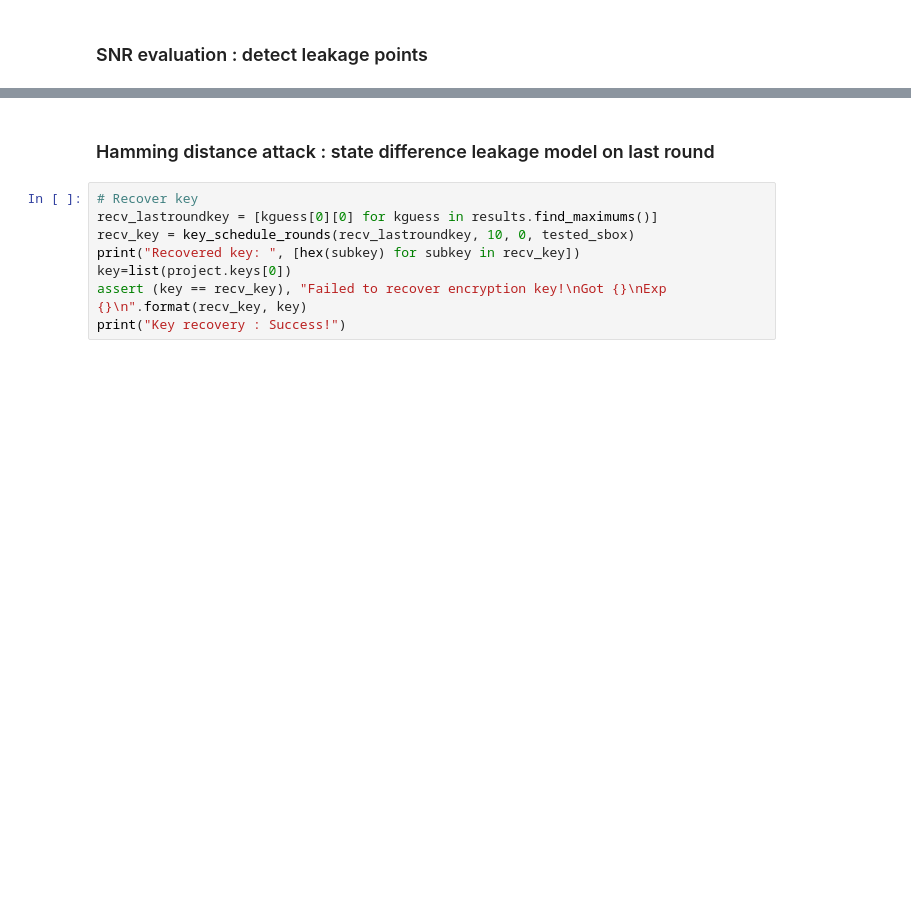
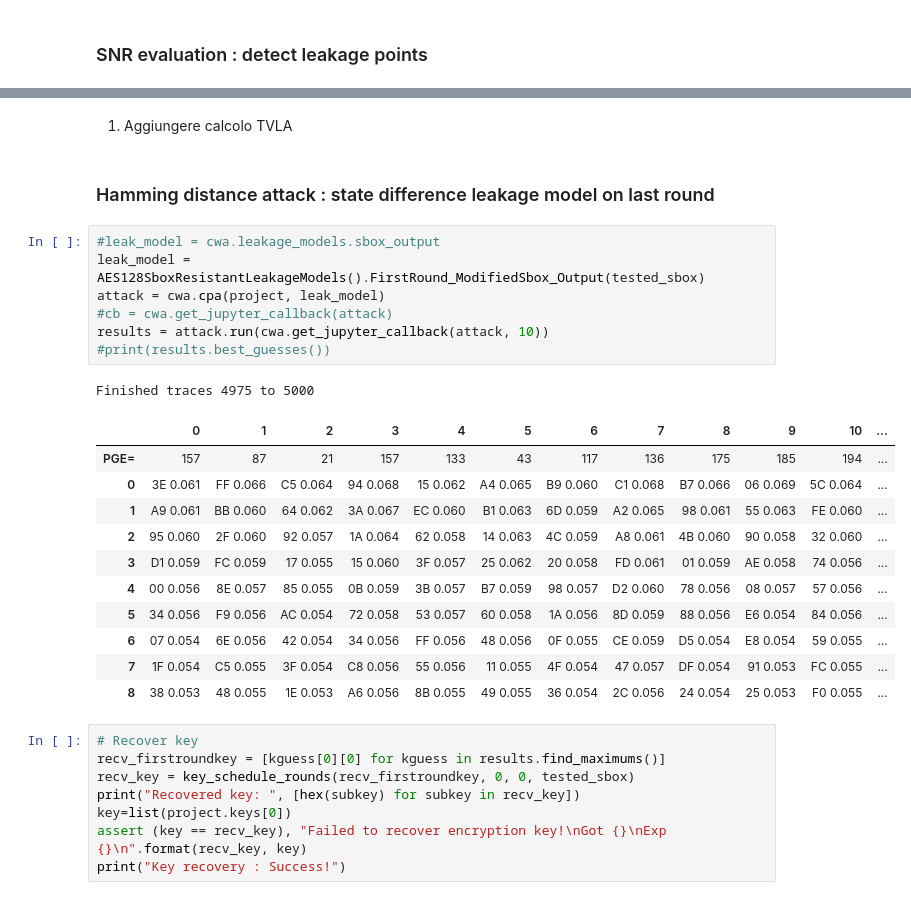
Before and after one commit to edge-group-polito/Side-Channel-Dojo, a Jupyter notebook: sw/notebook/heep_test.ipynb, the cells around one changed output, grey strips where cells are left out. Saved outputs shown, nothing was run; the diff lists cells and outputs as text; blank space fills up the shorter version.

```diff
--- a/sw/notebook/heep_test.ipynb
+++ b/sw/notebook/heep_test.ipynb
@@ -275,9 +275,31 @@ curve.opts(width=900, height=600, show_legend=True, legend_position='right', xla
+# %% [markdown]
+1. Aggiungere calcolo TVLA
 # %% [markdown]
 ### Hamming distance attack : state difference leakage model on last round
+# %%
+#leak_model = cwa.leakage_models.sbox_output
+leak_model = AES128SboxResistantLeakageModels().FirstRound_ModifiedSbox_Output(tested_sbox)
+attack = cwa.cpa(project, leak_model)
+#cb = cwa.get_jupyter_callback(attack)
+results = attack.run(cwa.get_jupyter_callback(attack, 10))
+#print(results.best_guesses())
+# %% [output]
+Finished traces 4975 to 5000
+|  | 0 | 1 | 2 | 3 | 4 | 5 | 6 | 7 | 8 | 9 | 10 | ... |
+| PGE= | 157 | 87 | 21 | 157 | 133 | 43 | 117 | 136 | 175 | 185 | 194 | ... |
+| 0 | 3E 0.061 | FF 0.066 | C5 0.064 | 94 0.068 | 15 0.062 | A4 0.065 | B9 0.060 | C1 0.068 | B7 0.066 | 06 0.069 | 5C 0.064 | ... |
+| 1 | A9 0.061 | BB 0.060 | 64 0.062 | 3A 0.067 | EC 0.060 | B1 0.063 | 6D 0.059 | A2 0.065 | 98 0.061 | 55 0.063 | FE 0.060 | ... |
+| 2 | 95 0.060 | 2F 0.060 | 92 0.057 | 1A 0.064 | 62 0.058 | 14 0.063 | 4C 0.059 | A8 0.061 | 4B 0.060 | 90 0.058 | 32 0.060 | ... |
+| 3 | D1 0.059 | FC 0.059 | 17 0.055 | 15 0.060 | 3F 0.057 | 25 0.062 | 20 0.058 | FD 0.061 | 01 0.059 | AE 0.058 | 74 0.056 | ... |
+| 4 | 00 0.056 | 8E 0.057 | 85 0.055 | 0B 0.059 | 3B 0.057 | B7 0.059 | 98 0.057 | D2 0.060 | 78 0.056 | 08 0.057 | 57 0.056 | ... |
+| 5 | 34 0.056 | F9 0.056 | AC 0.054 | 72 0.058 | 53 0.057 | 60 0.058 | 1A 0.056 | 8D 0.059 | 88 0.056 | E6 0.054 | 84 0.056 | ... |
+| 6 | 07 0.054 | 6E 0.056 | 42 0.054 | 34 0.056 | FF 0.056 | 48 0.056 | 0F 0.055 | CE 0.059 | D5 0.054 | E8 0.054 | 59 0.055 | ... |
+| 7 | 1F 0.054 | C5 0.055 | 3F 0.054 | C8 0.056 | 55 0.056 | 11 0.055 | 4F 0.054 | 47 0.057 | DF 0.054 | 91 0.053 | FC 0.055 | ... |
+| 8 | 38 0.053 | 48 0.055 | 1E 0.053 | A6 0.056 | 8B 0.055 | 49 0.055 | 36 0.054 | 2C 0.056 | 24 0.054 | 25 0.053 | F0 0.055 | ... |
 # %%
 # Recover key
-recv_lastroundkey = [kguess[0][0] for kguess in results.find_maximums()]
-recv_key = key_schedule_rounds(recv_lastroundkey, 10, 0, tested_sbox)
+recv_firstroundkey = [kguess[0][0] for kguess in results.find_maximums()]
+recv_key = key_schedule_rounds(recv_firstroundkey, 0, 0, tested_sbox)
 print("Recovered key: ", [hex(subkey) for subkey in recv_key])
 key=list(project.keys[0])
 assert (key == recv_key), "Failed to recover encryption key!\nGot {}\nExp {}\n".format(recv_key, key)
```
Also changed, not shown: parts of 11 cells of this notebook, 13 other files.
